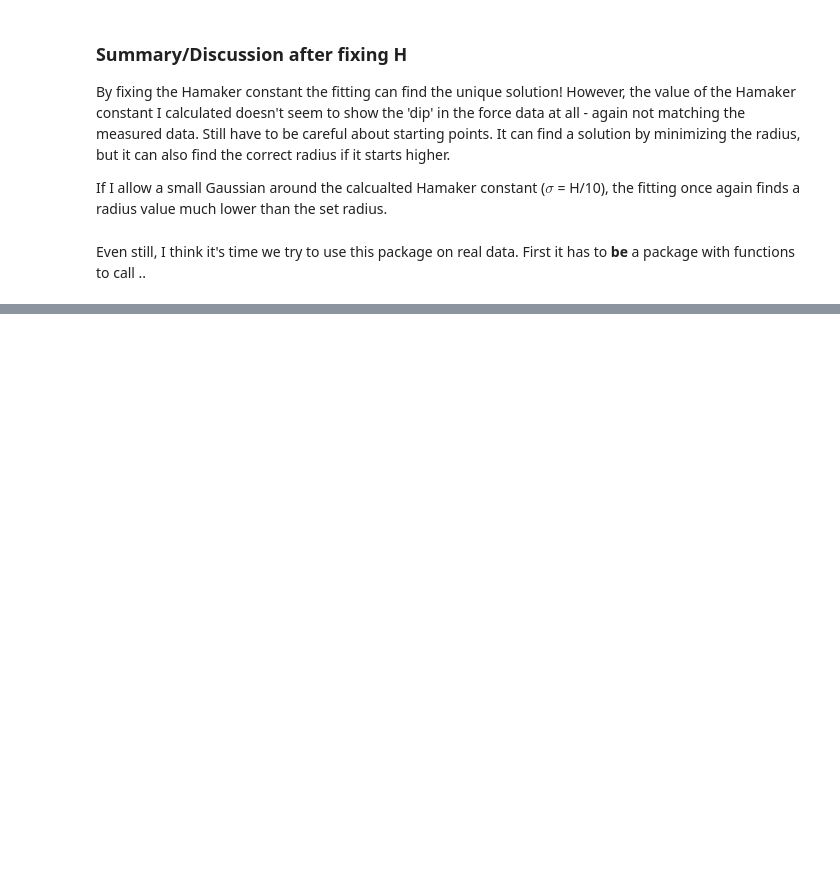
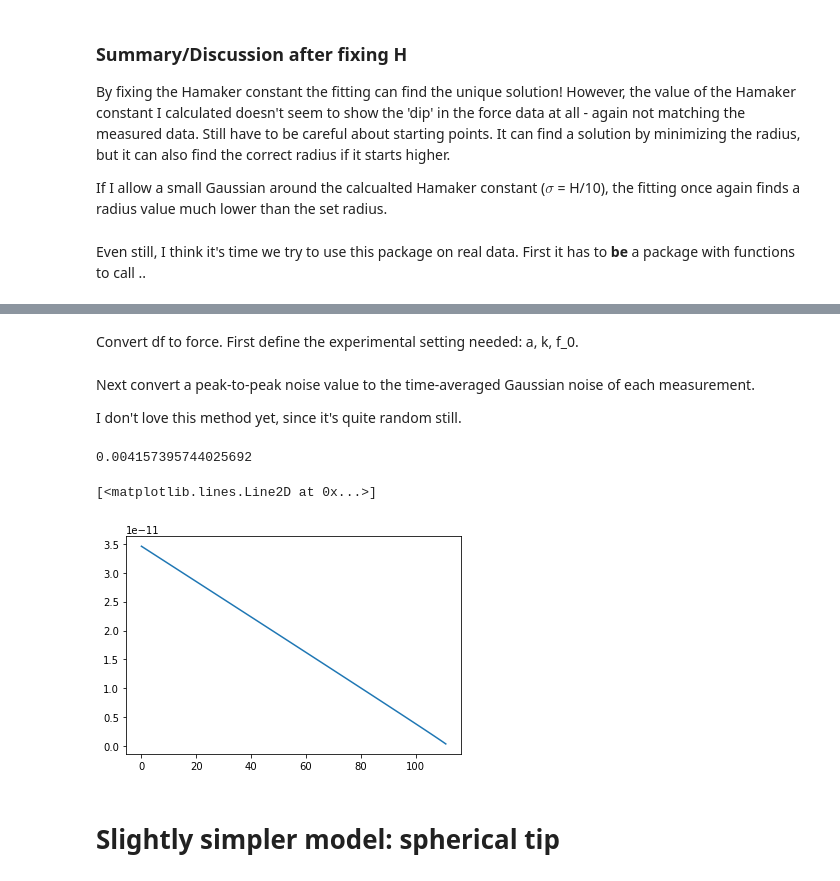
Before and after one commit to phys201/nc_AFM, a Jupyter notebook: documentation.ipynb, the cells around one changed output, grey strips where cells are left out. Saved outputs shown, nothing was run; the diff lists cells and outputs as text; code cells hidden in the pictures; blank space fills up the shorter version.

Commit message:
spherical vdw model
added simulated data and model for M1. Needs to be put into the model module still (With testing)

```diff
--- a/documentation.ipynb
+++ b/documentation.ipynb
@@ -859,0 +886,2 @@ Even still, I think it's time we try to use this package on real data. First it
+# %% [markdown]
+Convert df to force. First define the experimental setting needed: a, k, f_0.
@@ -859,0 +899,56 @@ Even still, I think it's time we try to use this package on real data. First it
+# %% [markdown]
+Next convert a peak-to-peak noise value to the time-averaged Gaussian noise of each measurement.
+
+I don't love this method yet, since it's quite random still.
+# %%
+#This is in functions.py but not working right now for some reason.
+
+def ptp2variation(ptp, averaging_time, sampling_rate = 100000, plot = False):
+    '''
+    A function that converts the peak to peak measurement to a time-averaged Gaussian noise variation.
+
+    The easiest way to do this is to convolve the high frequency noise array with an array of ones of the lenth I want to take a rolling average of. I use 'valid' so that np.convolve only starts once the 1-array fully inside the noise array.
+
+    Inputs:
+    -------
+    ptp: float. In Hz. Peak-to-peak value of the signal when the sample is out of range.
+    averaging_time: float. In s. Time to average over the high frequency noise - ie the time of the measurement,
+    sampling_rate: float. sampling rate of the signal. Default on our oscilloscope is 10000 /s (100000 per 10 s).
+        This may be the resonant frequency (~20 000) for some cases.
+
+    plot: boolean (optional). Make a plot of the artificially generated noise.
+
+    Returns:
+    -------
+    averaged_noise: float. In s. The high-frequnencu noise averaged over the length of the measurement.
+
+    '''
+
+    half_ptp = ptp/2
+    f_sampling = 10000
+
+    test_time = np.arange(0, 1, 1/f_sampling)
+
+    test_noise = scipy.stats.norm.rvs(loc=0, scale = half_ptp, size = len(test_time))
+
+    average_over_n_indices = int(len(test_noise)/len(np.arange(0,1,averaging_time)))
+
+    rolling_ave_noise = np.convolve(test_noise, np.ones([average_over_n_indices]), 'valid')/average_over_n_indices
+
+    averaged_noise = np.abs(np.mean(rolling_ave_noise))
+
+    return averaged_noise
+# %%
+noise = ptp2variation(1, 0.0125)
+print(noise)
+# %% [output]
+0.004157395744025692
+# %%
+sigma_force = fcn.df2force(z_df_dataframe['z'], z_df_dataframe['0.75']+noise, a, k, f_0) - fcn.df2force(z_df_dataframe['z'], z_df_dataframe['0.75']-noise, a, k, f_0)
+
+plt.plot(sigma_force)
+# %% [output]
+[<matplotlib.lines.Line2D at 0x...>]
+[figure, added]
+# %% [markdown]
+# Slightly simpler model: spherical tip
```
Also changed, not shown: parts of 31 cells of this notebook, 1 other file.
